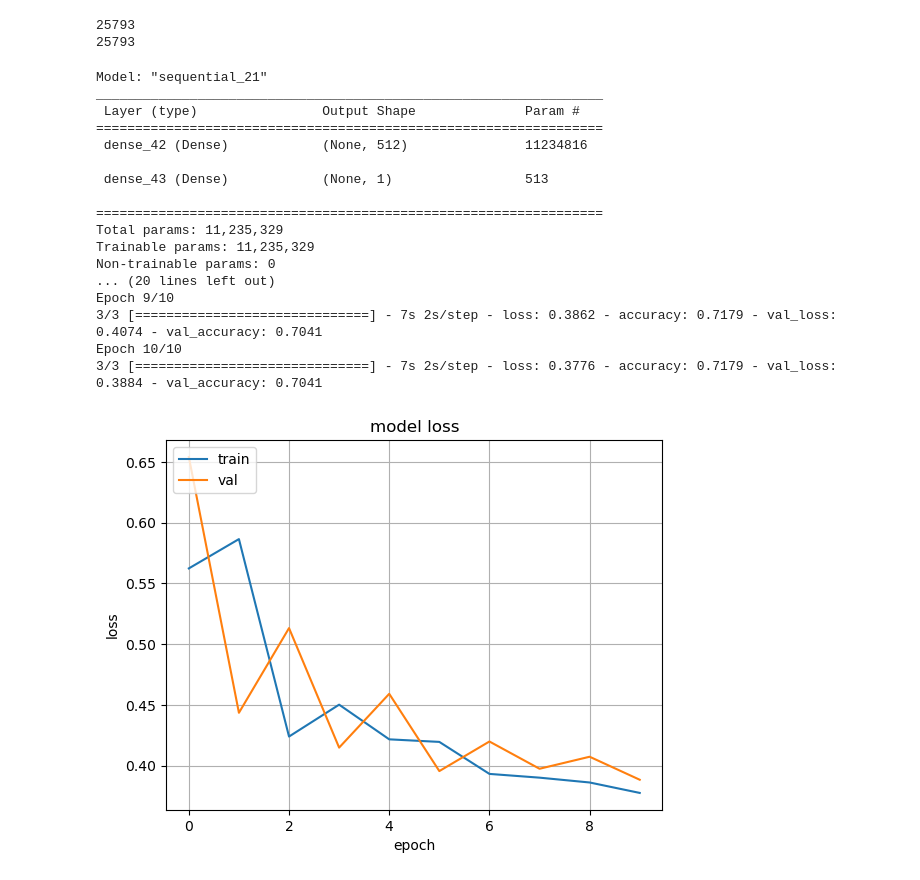
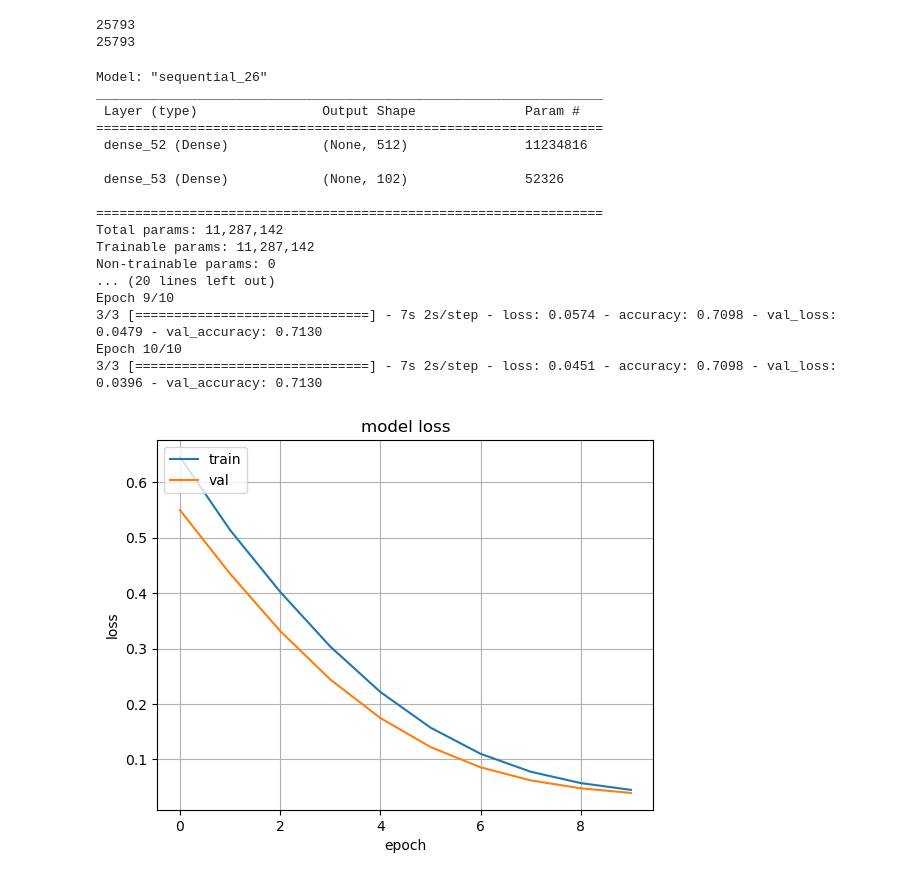
Before and after one commit to PavithS/COMP90051-Project2-Group43, a Jupyter notebook: Project_2.ipynb, the cells around one changed output. Saved outputs shown, nothing was run; the diff lists cells and outputs as text; code cells hidden in the pictures.

Commit message:
Now output will have 102 fields (i.e, P(author))

```diff
--- a/Project_2.ipynb
+++ b/Project_2.ipynb
@@ -301,6 +301,30 @@ author_ohe = oh_encoder.fit_transform(author_str_2d).toarray()
 
 author_bin_dict = {author_train[i]:author_bin[i] for i in range(len(author_train))}
 author_ohe_dict = {author_train[i]:author_ohe[i] for i in range(len(author_train))}
+# %%
+######################### PROFILE AUTHOR PROCESSING #########################
+#ONLY TRAINING SET AUTHOR INCLUDED
+#BIN/OHE ENCODING PRODUCED
+
+#author_train = list(set([auth for _,y in train.items() for auth in y['authors']]))
+pro_author_train = []
+for i in range(-1,101):
+        pro_author_train.extend([i])
+
+pro_author_train.sort()
+pro_author_str = [str(x) for x in pro_author_train]
+
+##################
+bin_encoder = ce.BinaryEncoder(return_df = False)
+pro_author_bin = bin_encoder.fit_transform(pro_author_str)
+
+oh_encoder = ohe()
+pro_author_str_2d = [[str(x)] for x in pro_author_train]
+pro_author_ohe = oh_encoder.fit_transform(pro_author_str_2d).toarray()
+##################
+
+pro_author_bin_dict = {pro_author_train[i]:pro_author_bin[i] for i in range(len(pro_author_train))}
+pro_author_ohe_dict = {pro_author_train[i]:pro_author_ohe[i] for i in range(len(pro_author_train))}
 # %%
 ####################### SPLIT AUTHORS and CO-AUTHORS #########################
 authors=[]
@@ -309,14 +333,14 @@ for i in range(len(train)):
     temp_authors=[]
     temp_co_authors=[]
     for j in range(len(train.loc[i]['authors'])):
-        if(train.loc[i]['authors'][j] < 101):
+        if(train.loc[i]['authors'][j] < 100):
             temp_authors.append(train.loc[i]['authors'][j])
         else:
            temp_co_authors.append(train.loc[i]['authors'][j])
 
     if(len(temp_authors) == 0):
-        #authors.append([-1])
-        authors.append([0])
+        authors.append([-1])
+        #authors.append([0])
     else:
         authors.append(temp_authors)
 
@@ -394,9 +418,9 @@ for ie in range(len(train)):
     temp = np.concatenate((author_ohe_sum, year_ohe_dict[year], venue_ohe_dict[venue],abstract_train_w2v_minmax_scaled[ie],title_train_w2v_minmax_scaled[ie]))
     full_train_set.append(temp)
 
-    #y_full_train_temp = np.sum([author_ohe_dict[author] for author in authors[ie]], axis = 0)
-    #y_full_train.append(y_full_train_temp)
-    y_full_train.append(authors[ie][0]/101)
+    y_full_train_temp = np.sum([pro_author_ohe_dict[author] for author in authors[ie]], axis = 0)
+    y_full_train.append(y_full_train_temp)
+    #y_full_train.append(authors[ie][0]/101)
 # %%
 #TRAIN, VAL SET SPLIT
 key_train, key_val, train_y, val_y = train_test_split(np.asarray(full_train_set), np.asarray(y_full_train),test_size=0.3)
@@ -416,10 +440,10 @@ key_train, key_val, train_y, val_y = train_test_split(np.asarray(full_train_set)
 mlp = keras.Sequential(
     [
         layers.InputLayer(input_shape = (21942,)),
-        #layers.Dense(int(512), activation="relu"),
-        layers.Dense(int(512), activation="tanh"),  #0.6222
+        layers.Dense(int(512), activation="relu"),
+        #layers.Dense(int(512), activation="tanh"),  #0.6222
         #layers.Dense(int(512), activation="elu"),    #0.6227
-        layers.Dense(1, activation='sigmoid')
+        layers.Dense(102, activation='sigmoid')
     ]
 )
 
@@ -428,41 +452,41 @@ cust_adam = keras.optimizers.Adam(learning_rate = 0.0002)
 mlp.summary()
 mlp.compile(optimizer=cust_adam,loss=tf.keras.losses.binary_crossentropy, metrics=['accuracy'])
 print(key_train[0])
 print(key_train.shape)
 print(len(key_train))
 #y_train_str = [str(x) for x in y_train_kw_int]
 mlp_model = mlp.fit(key_train.astype(np.float32), train_y.astype(np.float32), epochs=10,batch_size=6500,
                      validation_data=(key_val.astype(np.float32), val_y.astype(np.float32)), verbose=1)
 
 mlp.save('my_model.h5')
 
 plt.plot(mlp_model.history['loss'])
 plt.plot(mlp_model.history['val_loss'])
 plt.title('model loss')
 plt.ylabel('loss')
 plt.xlabel('epoch')
 plt.legend(['train', 'val'], loc='upper left')
 plt.grid()
 plt.show()
 # %% [output]
-Model: "sequential_21"
+Model: "sequential_26"
 _________________________________________________________________
  Layer (type)                Output Shape              Param #
 =================================================================
- dense_42 (Dense)            (None, 512)               11234816
+ dense_52 (Dense)            (None, 512)               11234816
 
- dense_43 (Dense)            (None, 1)                 513
+ dense_53 (Dense)            (None, 102)               52326
 
 =================================================================
-Total params: 11,235,329
-Trainable params: 11,235,329
+Total params: 11,287,142
+Trainable params: 11,287,142
 Non-trainable params: 0
 ... (20 lines left out)
 Epoch 9/10
-3/3 [==============================] - 7s 2s/step - loss: 0.3862 - accuracy: 0.7179 - val_loss: 0.4074 - val_accuracy: 0.7041
+3/3 [==============================] - 7s 2s/step - loss: 0.0574 - accuracy: 0.7098 - val_loss: 0.0479 - val_accuracy: 0.7130
 Epoch 10/10
-3/3 [==============================] - 7s 2s/step - loss: 0.3776 - accuracy: 0.7179 - val_loss: 0.3884 - val_accuracy: 0.7041
+3/3 [==============================] - 7s 2s/step - loss: 0.0451 - accuracy: 0.7098 - val_loss: 0.0396 - val_accuracy: 0.7130
-[figure, old version]
+[figure, new version]
 # %%
 # i = 0
 # test_set = []
```
Also changed, not shown: parts of 2 cells of this notebook.
